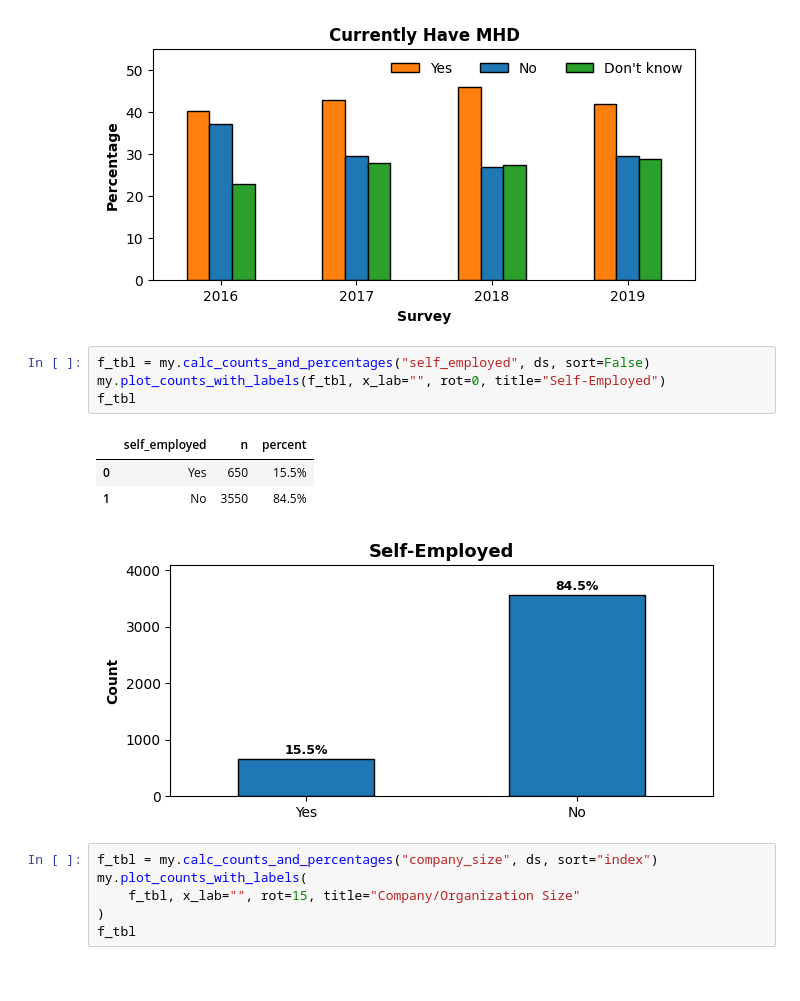
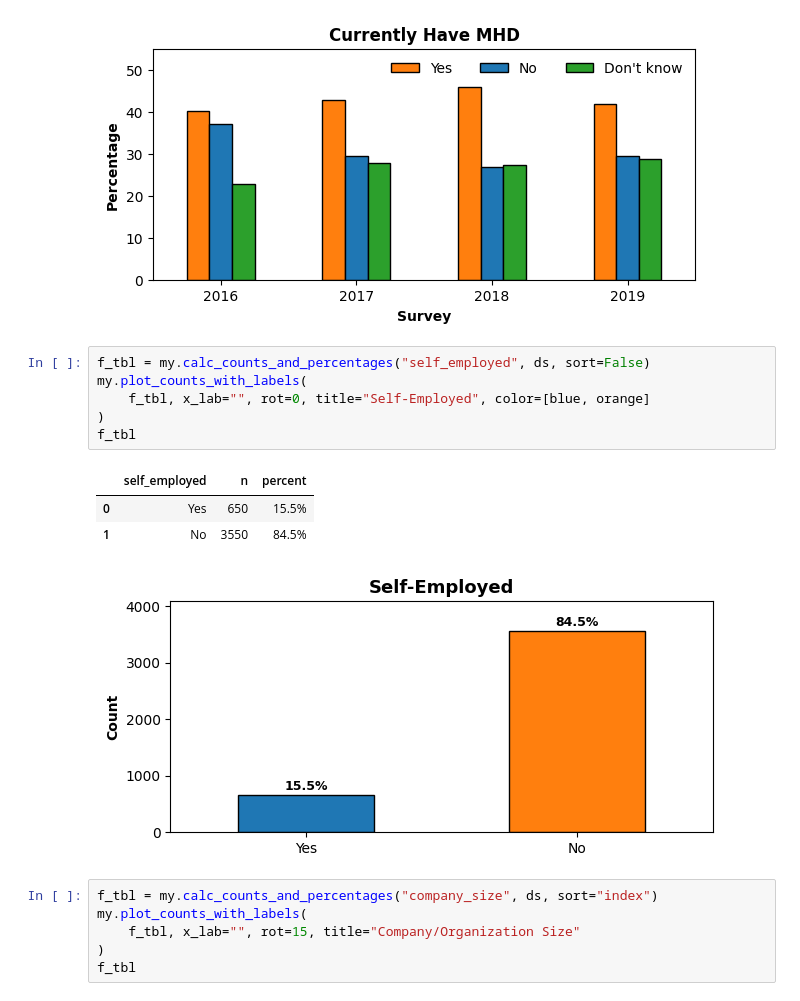
Before and after one commit to GegznaV/ds-projects, a Jupyter notebook: mental-health/mental-health.ipynb, the cells around one changed output. Drawn from its saved outputs; the diff is of its cells as text.

```diff
--- a/mental-health/mental-health.ipynb
+++ b/mental-health/mental-health.ipynb
@@ -1328,13 +1328,15 @@ Question:
 [figure]
 # %%
 f_tbl = my.calc_counts_and_percentages("self_employed", ds, sort=False)
-my.plot_counts_with_labels(f_tbl, x_lab="", rot=0, title="Self-Employed")
+my.plot_counts_with_labels(
+    f_tbl, x_lab="", rot=0, title="Self-Employed", color=[blue, orange]
+)
 f_tbl
 # %% [output]
 |  | self_employed | n | percent |
 | 0 | Yes | 650 | 15.5% |
 | 1 | No | 3550 | 84.5% |
-[figure, old version]
+[figure, new version]
 # %%
 f_tbl = my.calc_counts_and_percentages("company_size", ds, sort="index")
 my.plot_counts_with_labels(
```
Also changed, not shown: parts of 19 cells of this notebook, 1 other file.
